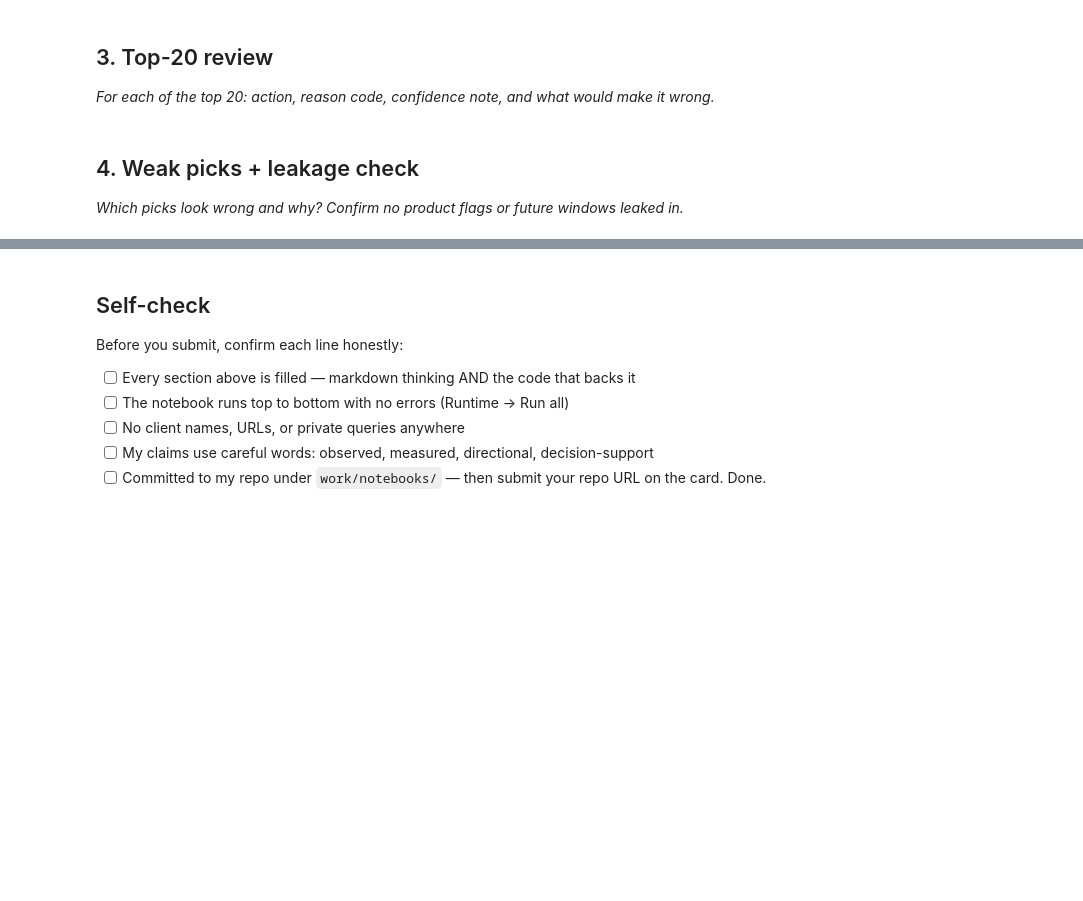
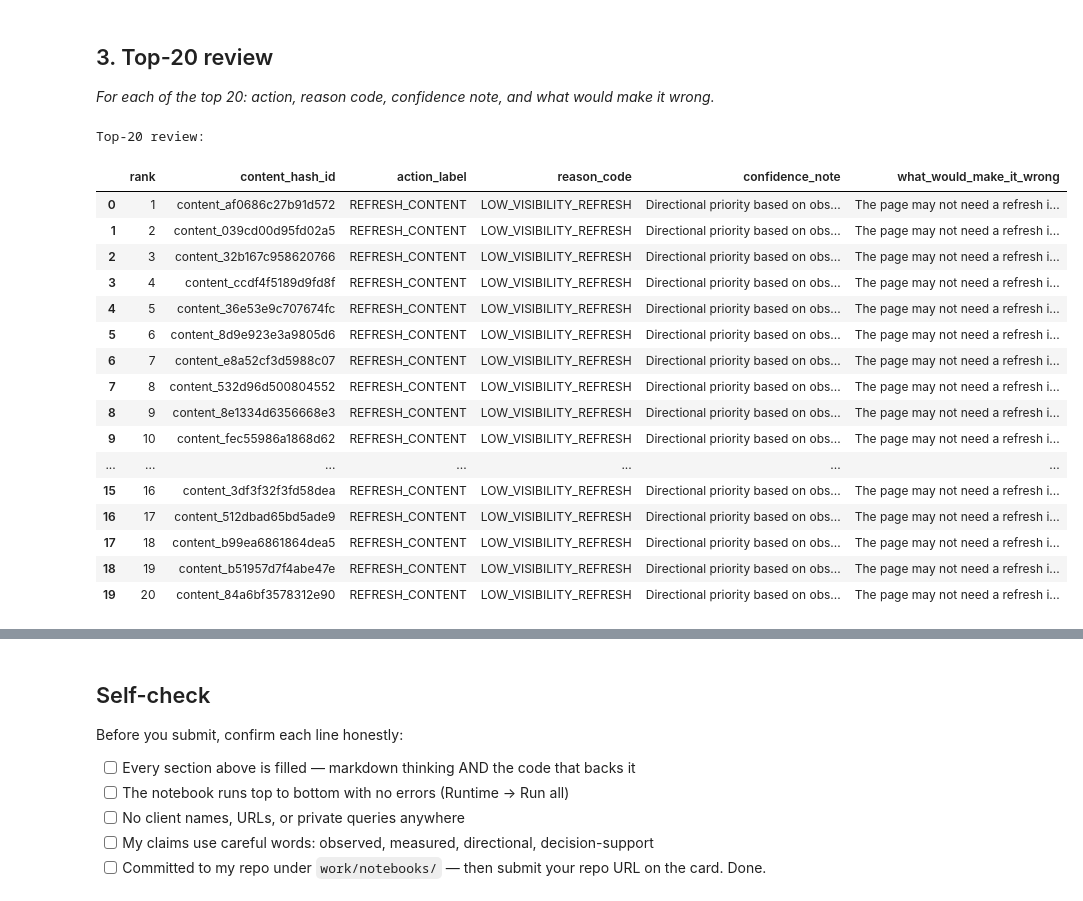
Before and after one commit to CipherSunaina02/Flyrank-ml-internship, a Jupyter notebook: work/notebooks/w04_baseline_score.ipynb, the cells around one changed output, grey strips where cells are left out. Cells and saved outputs as stored; diff of their text form; code cells hidden in the pictures; blank space fills up the shorter version.

```diff
--- a/work/notebooks/w04_baseline_score.ipynb
+++ b/work/notebooks/w04_baseline_score.ipynb
@@ -30,4 +317,0 @@ This skeleton is yours to fill. Work the sections **in order** — each one has
-# %% [markdown]
-## 4. Weak picks + leakage check
-
-*Which picks look wrong and why? Confirm no product flags or future windows leaked in.*
@@ -36,0 +318,49 @@ This skeleton is yours to fill. Work the sections **in order** — each one has
+# %%
+# This cell is for CODE (numbers, a query, a check).
+# Write your text answer in the cell ABOVE this one — typing sentences here breaks Run All.
+# ML-07: Top-20 review
+
+top20 = output.head(20).copy()
+
+top20["confidence_note"] = (
+    "Directional priority based on observed February search visibility and impression volume."
+)
+
+top20["what_would_make_it_wrong"] = (
+    "The page may not need a refresh if the observed position is temporary, "
+    "the content is intentionally targeting a low-ranking query, or the underlying "
+    "search data is incomplete."
+)
+
+top20_review = top20[
+    [
+        "rank",
+        "content_hash_id",
+        "action_label",
+        "reason_code",
+        "confidence_note",
+        "what_would_make_it_wrong"
+    ]
+]
+
+print("Top-20 review:")
+display(top20_review)
+# %% [output]
+Top-20 review:
+|  | rank | content_hash_id | action_label | reason_code | confidence_note | what_would_make_it_wrong |
+| 0 | 1 | content_af0686c27b91d572 | REFRESH_CONTENT | LOW_VISIBILITY_REFRESH | Directional priority based on obs... | The page may not need a refresh i... |
+| 1 | 2 | content_039cd00d95fd02a5 | REFRESH_CONTENT | LOW_VISIBILITY_REFRESH | Directional priority based on obs... | The page may not need a refresh i... |
+| 2 | 3 | content_32b167c958620766 | REFRESH_CONTENT | LOW_VISIBILITY_REFRESH | Directional priority based on obs... | The page may not need a refresh i... |
+| 3 | 4 | content_ccdf4f5189d9fd8f | REFRESH_CONTENT | LOW_VISIBILITY_REFRESH | Directional priority based on obs... | The page may not need a refresh i... |
+| 4 | 5 | content_36e53e9c707674fc | REFRESH_CONTENT | LOW_VISIBILITY_REFRESH | Directional priority based on obs... | The page may not need a refresh i... |
+| 5 | 6 | content_8d9e923e3a9805d6 | REFRESH_CONTENT | LOW_VISIBILITY_REFRESH | Directional priority based on obs... | The page may not need a refresh i... |
+| 6 | 7 | content_e8a52cf3d5988c07 | REFRESH_CONTENT | LOW_VISIBILITY_REFRESH | Directional priority based on obs... | The page may not need a refresh i... |
+| 7 | 8 | content_532d96d500804552 | REFRESH_CONTENT | LOW_VISIBILITY_REFRESH | Directional priority based on obs... | The page may not need a refresh i... |
+| 8 | 9 | content_8e1334d6356668e3 | REFRESH_CONTENT | LOW_VISIBILITY_REFRESH | Directional priority based on obs... | The page may not need a refresh i... |
+| 9 | 10 | content_fec55986a1868d62 | REFRESH_CONTENT | LOW_VISIBILITY_REFRESH | Directional priority based on obs... | The page may not need a refresh i... |
+| ... | ... | ... | ... | ... | ... | ... |
+| 15 | 16 | content_3df3f32f3fd58dea | REFRESH_CONTENT | LOW_VISIBILITY_REFRESH | Directional priority based on obs... | The page may not need a refresh i... |
+| 16 | 17 | content_512dbad65bd5ade9 | REFRESH_CONTENT | LOW_VISIBILITY_REFRESH | Directional priority based on obs... | The page may not need a refresh i... |
+| 17 | 18 | content_b99ea6861864dea5 | REFRESH_CONTENT | LOW_VISIBILITY_REFRESH | Directional priority based on obs... | The page may not need a refresh i... |
+| 18 | 19 | content_b51957d7f4abe47e | REFRESH_CONTENT | LOW_VISIBILITY_REFRESH | Directional priority based on obs... | The page may not need a refresh i... |
+| 19 | 20 | content_84a6bf3578312e90 | REFRESH_CONTENT | LOW_VISIBILITY_REFRESH | Directional priority based on obs... | The page may not need a refresh i... |
```
Also changed, not shown: parts of 14 cells of this notebook.
